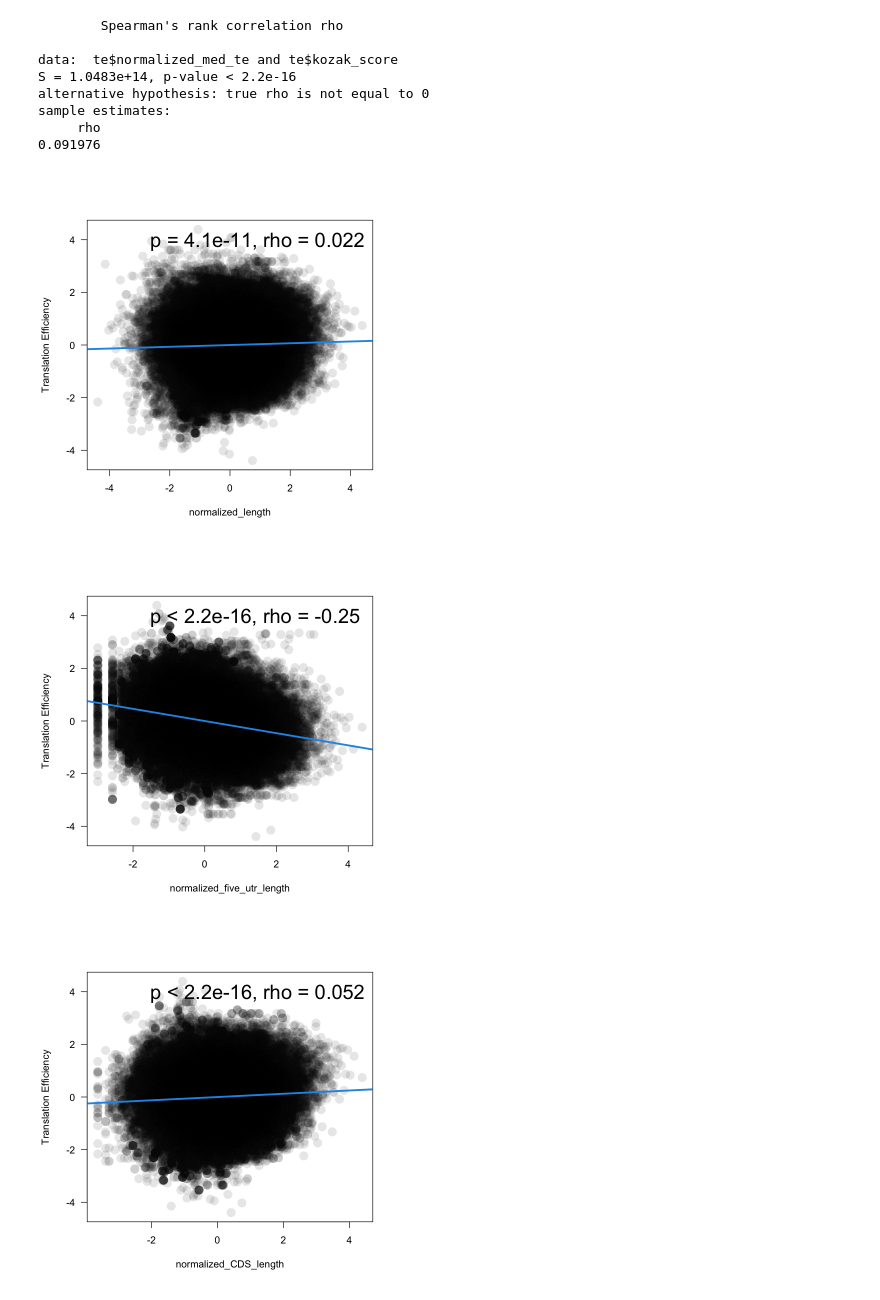
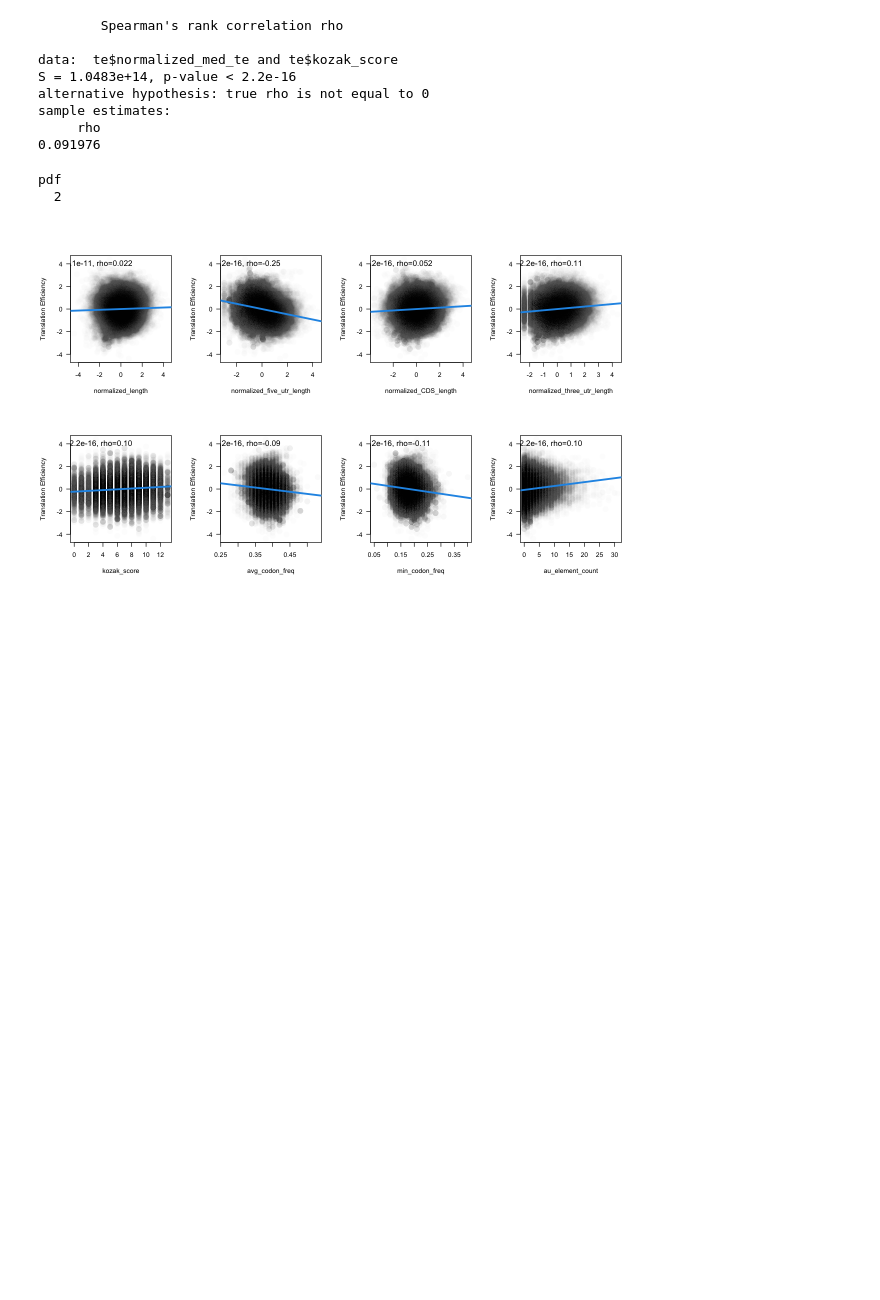
Before and after one commit to juninamo/TRAILS, a Jupyter notebook: Figures/Figure5.ipynb, the cells around one changed output. Cells and saved outputs as stored; diff of their text form; code cells hidden in the pictures; blank space fills up the shorter version.

Commit message:
add figures

```diff
--- a/Figures/Figure5.ipynb
+++ b/Figures/Figure5.ipynb
@@ -179,24 +70,45 @@ sample estimates:
      rho
 0.091976
 # %%
-options(repr.plot.width=6, repr.plot.height=6)
+options(repr.plot.width=10, repr.plot.height=6)
+par(mfrow=c(2,4))
 for (i in c("normalized_length","normalized_five_utr_length","normalized_CDS_length","normalized_three_utr_length","kozak_score","avg_codon_freq","min_codon_freq","au_element_count","au_element_frac","max_au_length","MFE","centroid","MEA")) {
   x=eval(parse(text=paste0("te$",i)))
   y=te$normalized_med_te
   if(i=="kozak_score"){
     # something with a UTR that is less than 6nt is not likely to follow kozak behavior, so just setting the score to -1 to indicate oddball status
     y = y[x!=-1]
     x = x[x!=-1]
   }
   # x=rnorm(10000, mean=0, sd=1)
   # y=rnorm(10000, mean=0, sd=1)
   test = cor.test(x,y,method="spearman")
-  plot(x,y, las = 1, col = c(scales::alpha('black', 0.1)), cex = 2, pch=16, xlab = i, ylab = "Translation Efficiency");
+  plot(x,y, las = 1, col = c(scales::alpha('black', 0.01)), cex = 2, pch=16, xlab = i, ylab = "Translation Efficiency");
   abline(lm(y ~ x), col = 4, lwd = 3)
-  legend("top", cex = 2, col=rgb(1,0,0), legend = paste0(ifelse(test$p.value < 2.2e-16, "p < 2.2e-16",paste0("p = ",format(test$p.value, digit=2))),", rho = ",format(test$estimate, digit=2)),
+  legend("top", cex = 1.2, col="red", legend = paste0(ifelse(test$p.value < 2.2e-16, "p<2.2e-16",paste0("p=",format(test$p.value, digit=2, nsmall=2))),", rho=",format(test$estimate, digit=2, nsmall=2)),
          bty = "n")
 }
+
+pdf("./Figure5b.pdf", width=10, height=3)
+par(mfrow=c(1,4))
+for (i in c("kozak_score","normalized_five_utr_length","normalized_CDS_length","normalized_three_utr_length")) {
+  x=eval(parse(text=paste0("te$",i)))
+  y=te$normalized_med_te
+  if(i=="kozak_score"){
+    # something with a UTR that is less than 6nt is not likely to follow kozak behavior, so just setting the score to -1 to indicate oddball status
+    y = y[x!=-1]
+    x = x[x!=-1]
+  }
+  # x=rnorm(10000, mean=0, sd=1)
+  # y=rnorm(10000, mean=0, sd=1)
+  test = cor.test(x,y,method="spearman")
+  plot(x,y, las = 1, col = c(scales::alpha('black', 0.01)), cex = 2, color="red", pch=16, xlab = i, ylab = "Translation Efficiency");
+  abline(lm(y ~ x), col = 4, lwd = 3)
+  legend("top", cex = 1.2, col="red", legend = paste0(ifelse(test$p.value < 2.2e-16, "p<2.2e-16",paste0("p=",format(test$p.value, digit=2, nsmall=2))),", rho=",format(test$estimate, digit=2, nsmall=2)),
+         bty = "n")
+}
+dev.off()
 # %% [output]
+pdf
+  2
-[figure, old version]
+[figure, new version]
-[figure, removed]
-[figure, removed]
```
Also changed, not shown: parts of 4 cells of this notebook, 20 other files.
